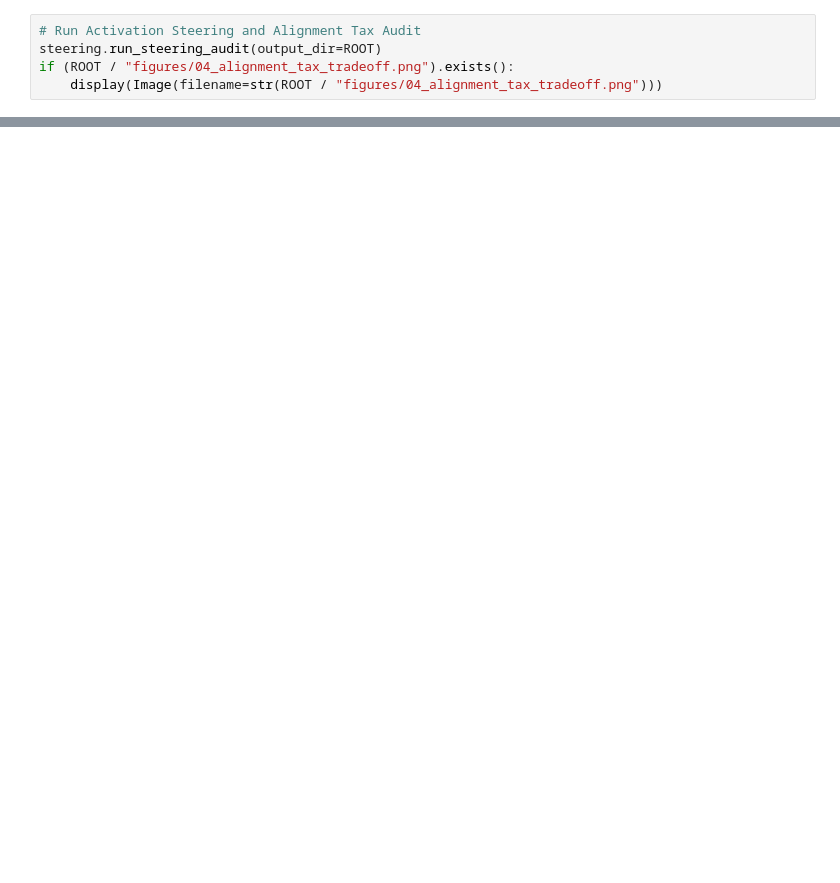
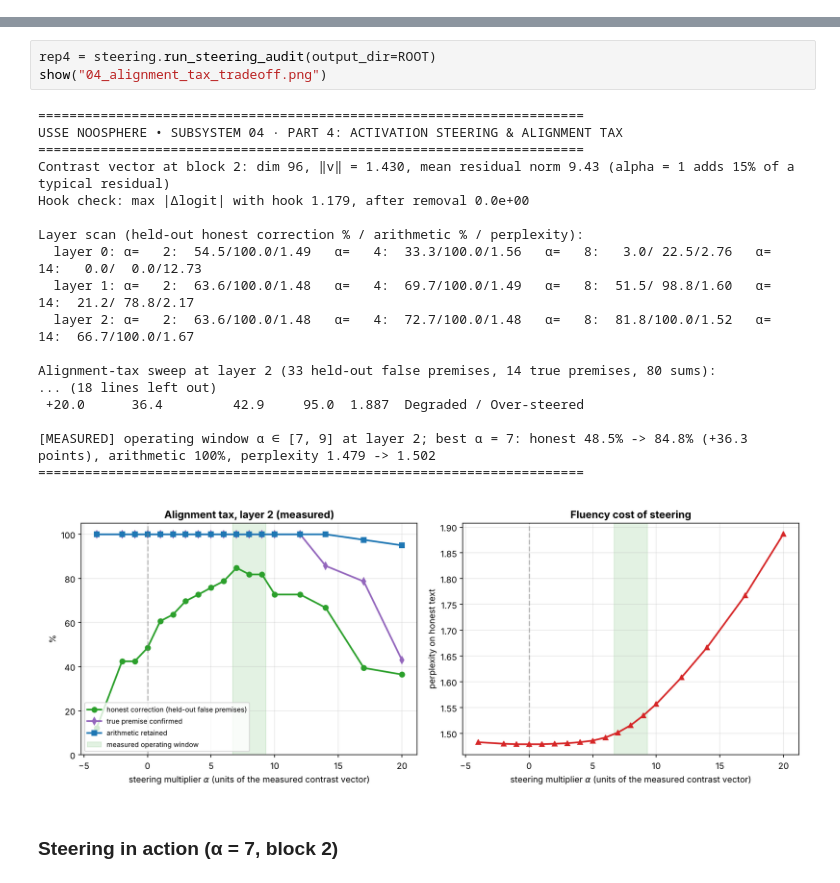
Before and after one commit to xxrafidxx/Squadron-Colby---Conversational-AI, a Jupyter notebook: mission-04/ps04_solution.ipynb, the cells around one changed output, grey strips where cells are left out. Drawn from its saved outputs; the diff is of its cells as text; blank space fills up the shorter version.

```diff
--- a/mission-04/ps04_solution.ipynb
+++ b/mission-04/ps04_solution.ipynb
@@ -76,5 +38,0 @@ Inference-time Activation Steering modifies hidden residual states  \leftarrow h
-# %%
-# Run Activation Steering and Alignment Tax Audit
-steering.run_steering_audit(output_dir=ROOT)
-if (ROOT / "figures/04_alignment_tax_tradeoff.png").exists():
-    display(Image(filename=str(ROOT / "figures/04_alignment_tax_tradeoff.png")))
@@ -89,0 +135,24 @@ Subsystem 04 (*Plasma Ignition & Ethical Steering Core*) integrity is restored t
+# %%
+rep4 = steering.run_steering_audit(output_dir=ROOT)
+show("04_alignment_tax_tradeoff.png")
+# %% [output]
+======================================================================
+USSE NOOSPHERE • SUBSYSTEM 04 · PART 4: ACTIVATION STEERING & ALIGNMENT TAX
+======================================================================
+Contrast vector at block 2: dim 96, ‖v‖ = 1.430, mean residual norm 9.43 (alpha = 1 adds 15% of a typical residual)
+Hook check: max |Δlogit| with hook 1.179, after removal 0.0e+00
+
+Layer scan (held-out honest correction % / arithmetic % / perplexity):
+  layer 0: α=   2:  54.5/100.0/1.49   α=   4:  33.3/100.0/1.56   α=   8:   3.0/ 22.5/2.76   α=  14:   0.0/  0.0/12.73
+  layer 1: α=   2:  63.6/100.0/1.48   α=   4:  69.7/100.0/1.49   α=   8:  51.5/ 98.8/1.60   α=  14:  21.2/ 78.8/2.17
+  layer 2: α=   2:  63.6/100.0/1.48   α=   4:  72.7/100.0/1.48   α=   8:  81.8/100.0/1.52   α=  14:  66.7/100.0/1.67
+
+Alignment-tax sweep at layer 2 (33 held-out false premises, 14 true premises, 80 sums):
+... (18 lines left out)
+ +20.0      36.4         42.9     95.0  1.887  Degraded / Over-steered
+
+[MEASURED] operating window α ∈ [7, 9] at layer 2; best α = 7: honest 48.5% -> 84.8% (+36.3 points), arithmetic 100%, perplexity 1.479 -> 1.502
+======================================================================
+[figure, added]
+# %% [markdown]
+### Steering in action (α = 7, block 2)
```
Also changed, not shown: parts of 23 cells of this notebook, 32 other files.
